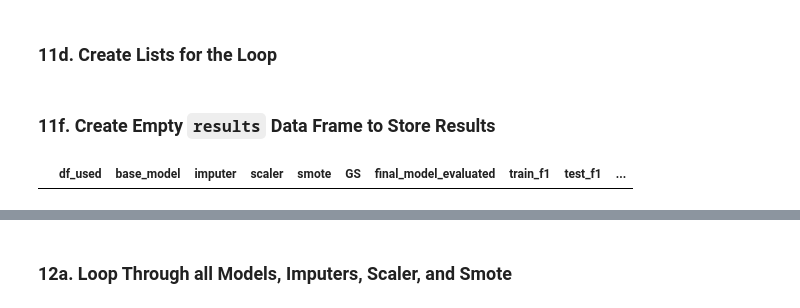
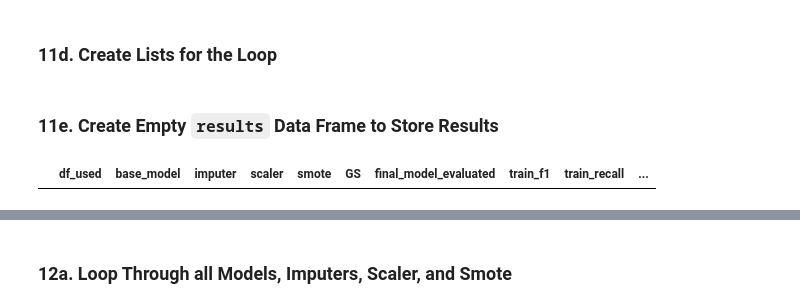
Before and after one commit to AgathaZareth/Stroke_Prediction, a Jupyter notebook: Notebook.ipynb, the cells around one changed output, grey strips where cells are left out. Saved outputs shown, nothing was run; the diff lists cells and outputs as text; code cells hidden in the pictures.

```diff
--- a/Notebook.ipynb
+++ b/Notebook.ipynb
@@ -1303,20 +1312,19 @@ model_dictionaries = [log_reg_dict,
                       xgboost_XGB_dict,
                       knn_dict]
 # %% [markdown]
-### 11f. Create Empty `results` Data Frame to Store Results
+### 11e. Create Empty `results` Data Frame to Store Results
 # %%
 results = pd.DataFrame(columns = ['df_used',
                                   'base_model',
                                   'imputer',
                                   'scaler',
                                   'smote',
                                   'GS',
                                   'final_model_evaluated',
                                   'train_f1',
-                                  'test_f1',
                                   'train_recall',
                                   'test_recall'])
 
 results.head()
 # %% [output]
-|  | df_used | base_model | imputer | scaler | smote | GS | final_model_evaluated | train_f1 | test_f1 | ... |
+|  | df_used | base_model | imputer | scaler | smote | GS | final_model_evaluated | train_f1 | train_recall | ... |
```
Also changed, not shown: parts of 48 cells of this notebook.
